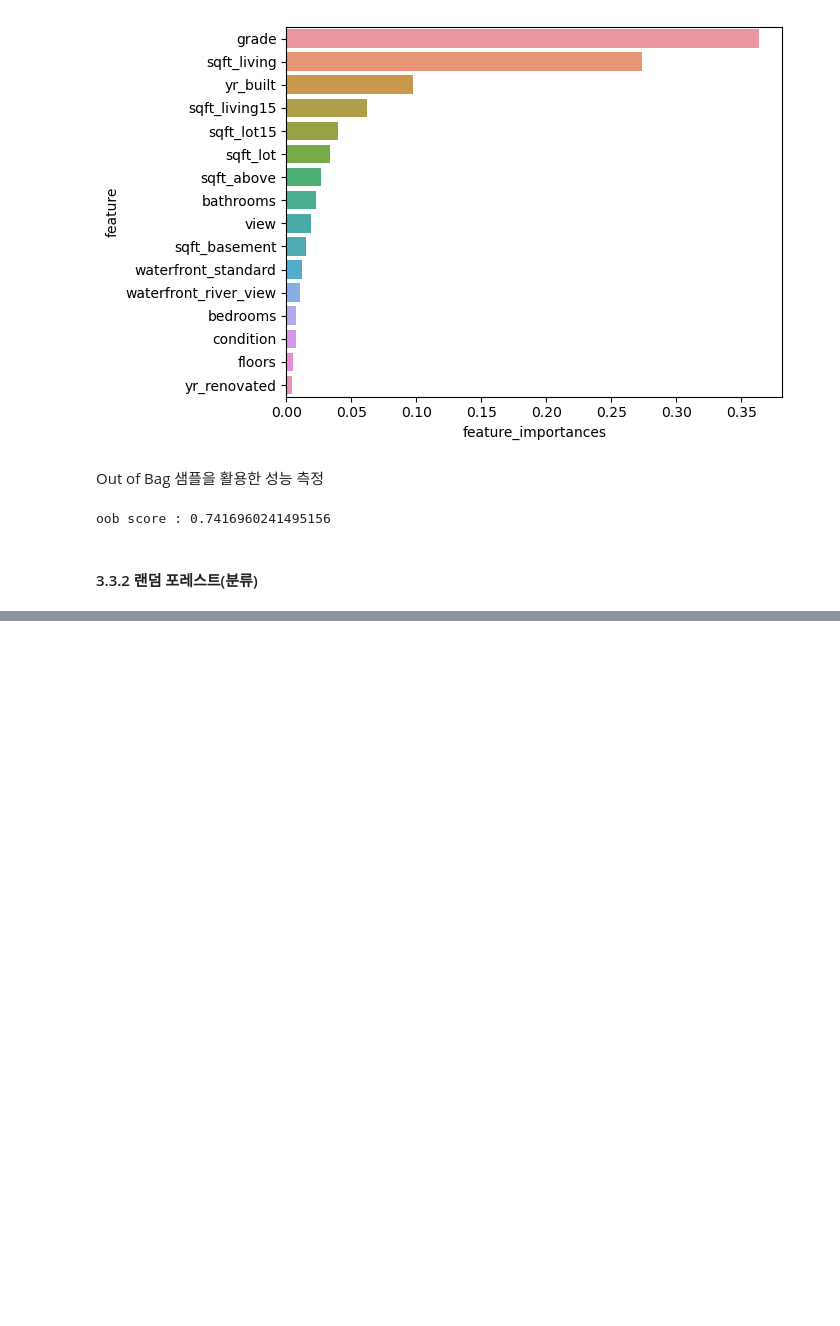
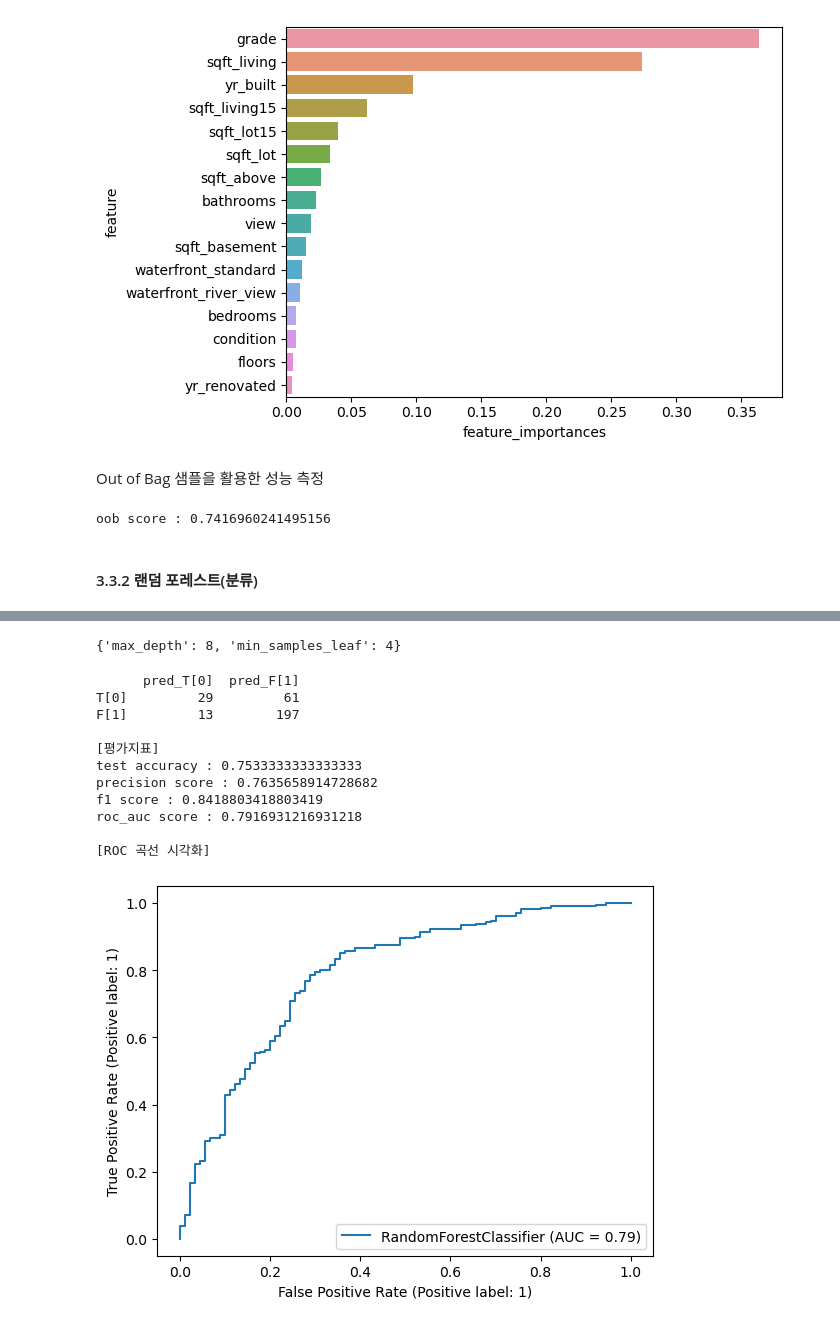
Before and after one commit to Junoflows/ADP, a Jupyter notebook: 머신러닝/3. 앙상블.ipynb, the cells around one changed output, grey strips where cells are left out. Saved outputs shown, nothing was run; the diff lists cells and outputs as text; code cells hidden in the pictures; blank space fills up the shorter version.

```diff
--- a/머신러닝/3. 앙상블.ipynb
+++ b/머신러닝/3. 앙상블.ipynb
@@ -451,0 +523,46 @@ oob score : 0.7416960241495156
+# %%
+from sklearn.model_selection import GridSearchCV
+rf_clf = RandomForestClassifier()
+param_grid = {'max_depth' : np.arange(2, 10, 2), 'min_samples_leaf' : np.arange(2, 10, 2)}
+grid_rf_clf = GridSearchCV(rf_clf, param_grid, cv = 5)
+grid_rf_clf.fit(X_train, y_train)
+
+grid_rf_clf.best_params_
+# %% [output]
+{'max_depth': 8, 'min_samples_leaf': 4}
+# %%
+rf_clf = RandomForestClassifier(max_depth=8, min_samples_leaf=4)
+rf_clf.fit(X_train, y_train)
+
+y_pred = rf_clf.predict(X_test)
+
+# 오분류표
+conf_mat = pd.DataFrame(confusion_matrix(y_test, y_pred), index = ['T[0]', 'F[1]'], columns = ['pred_T[0]', 'pred_F[1]'])
+print(conf_mat)
+
+# 평가지표
+print()
+print('[평가지표]')
+print('test accuracy :', rf_clf.score(X_test, y_test))
+print('precision score :', precision_score(y_test, y_pred))
+print('f1 score :', f1_score(y_test, y_pred))
+print('roc_auc score :', roc_auc_score(y_test, rf_clf.predict_proba(X_test)[:,1]))
+
+# ROC 곡선 시각화
+print()
+print('[ROC 곡선 시각화]')
+RocCurveDisplay.from_estimator(rf_clf, X_test, y_test)
+plt.show()
+# %% [output]
+      pred_T[0]  pred_F[1]
+T[0]         29         61
+F[1]         13        197
+
+[평가지표]
+test accuracy : 0.7533333333333333
+precision score : 0.7635658914728682
+f1 score : 0.8418803418803419
+roc_auc score : 0.7916931216931218
+
+[ROC 곡선 시각화]
+[figure, added]
```
Also changed, not shown: parts of 26 cells of this notebook, 1 other file.
